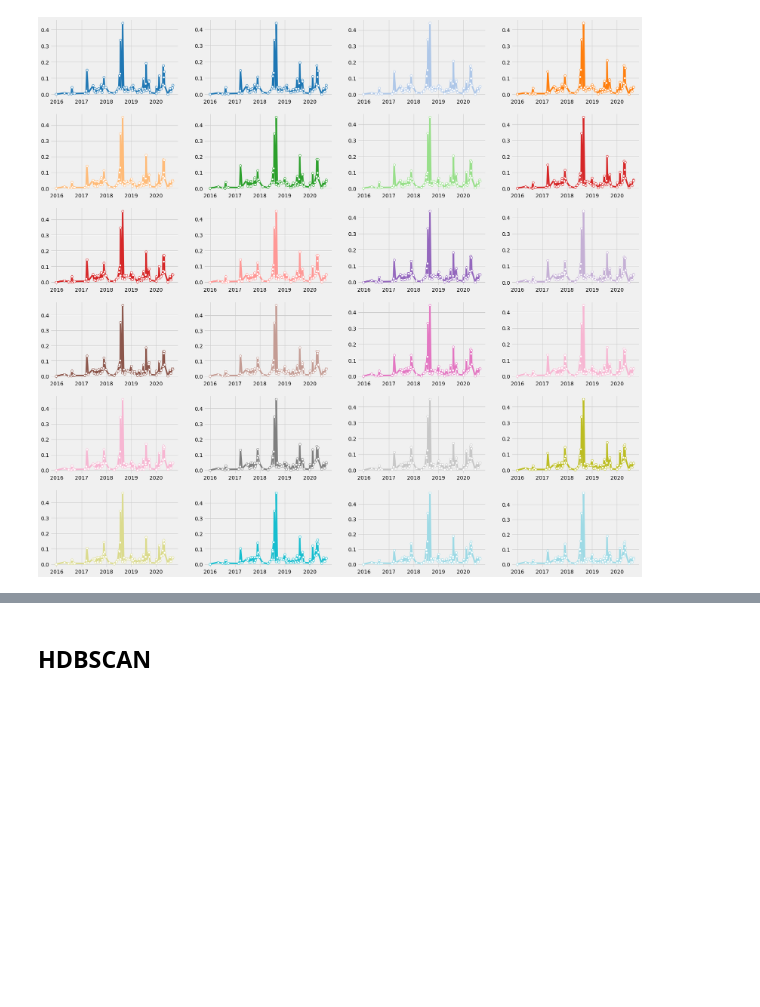
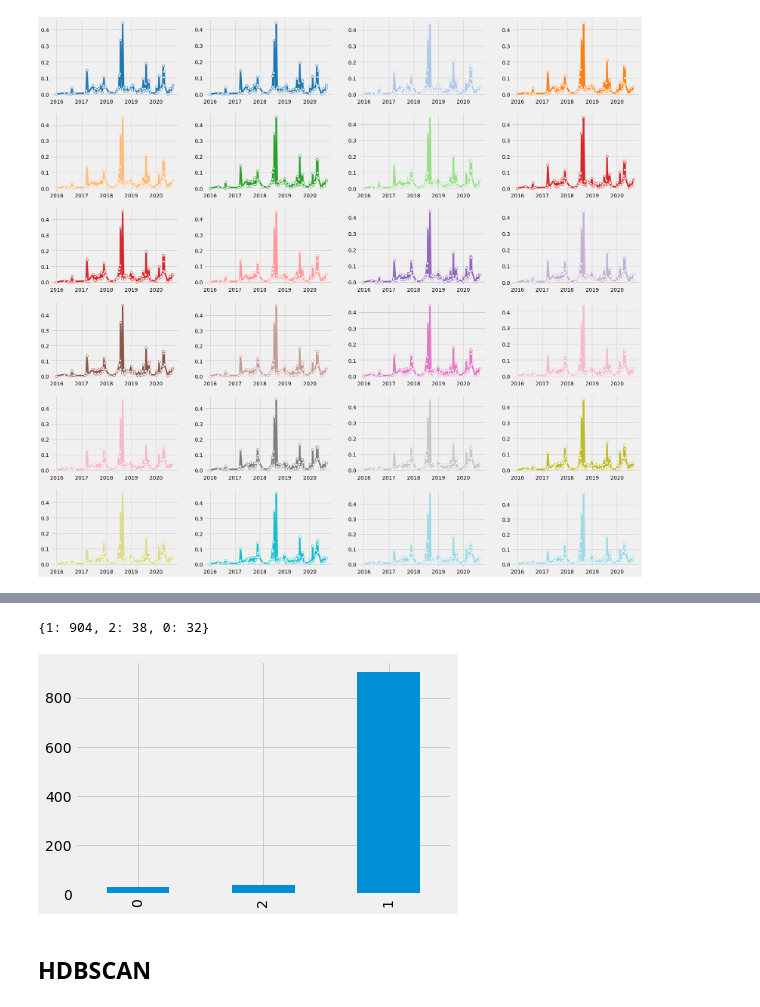
Before and after one commit to EddyVianney/Stage_master2_sdsc_eost, a Jupyter notebook: PMEDV_STAGE_SDSC_EOST.ipynb, the cells around one changed output, grey strips where cells are left out. Cells and saved outputs as stored; diff of their text form; code cells hidden in the pictures; blank space fills up the shorter version.

```diff
--- a/PMEDV_STAGE_SDSC_EOST.ipynb
+++ b/PMEDV_STAGE_SDSC_EOST.ipynb
@@ -673,3 +599,8 @@ NameError: name 'hdbscan' is not defined
+# %%
+plot_distribution(clusterer.labels_)
+# %% [output]
+{1: 904, 2: 38, 0: 32}
+[figure, added]
 # %%
 from sklearn.manifold import TSNE
 import hdbscan
```
Also changed, not shown: parts of 43 cells of this notebook.
